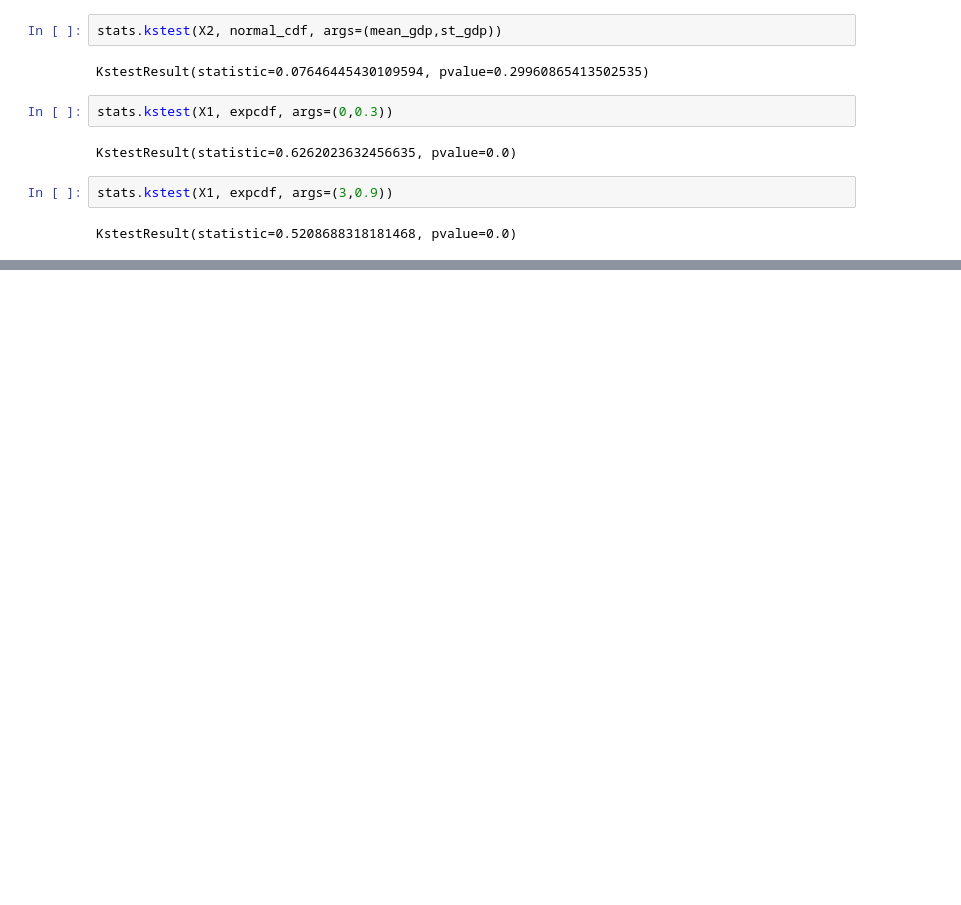
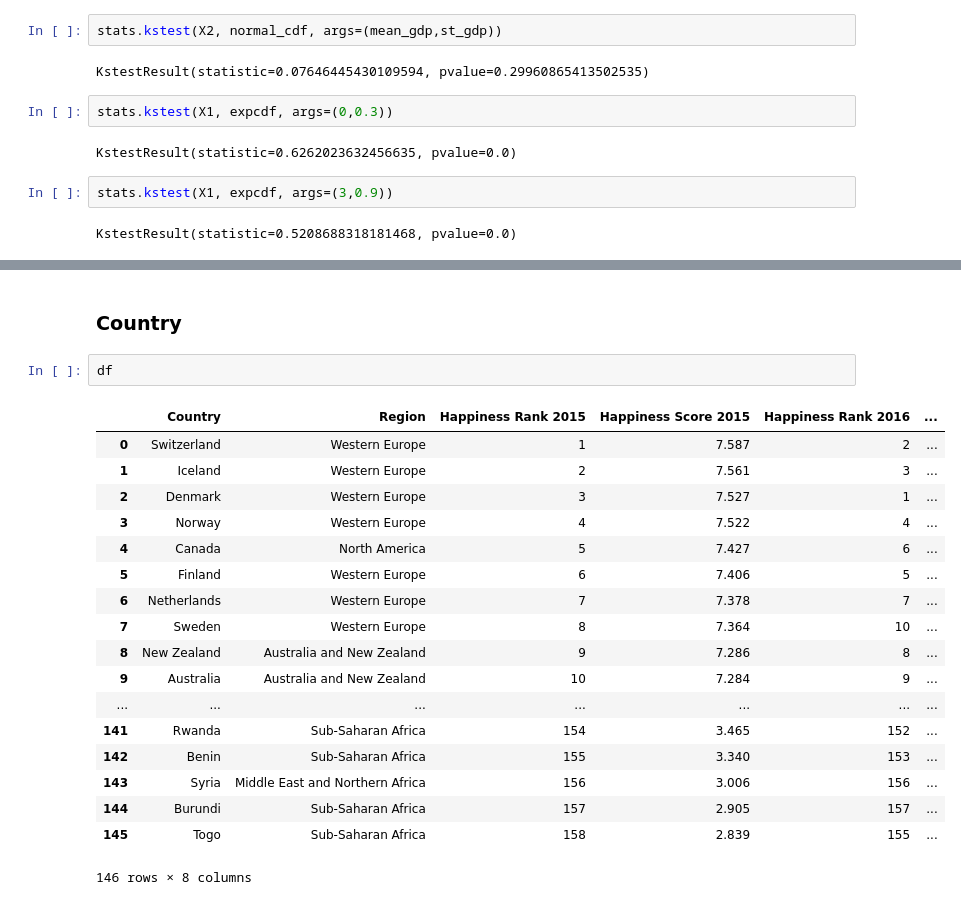
Before and after one commit to fsssa-iscteiulpt/FCD, a Jupyter notebook: World Happiness Report.ipynb, the cells around one changed output, grey strips where cells are left out. Cells and saved outputs as stored; diff of their text form; blank space fills up the shorter version.

```diff
--- a/World Happiness Report.ipynb
+++ b/World Happiness Report.ipynb
@@ -247,0 +322,23 @@ KstestResult(statistic=0.5208688318181468, pvalue=0.0)
+# %% [markdown]
+### Country
+# %%
+df
+# %% [output]
+|  | Country | Region | Happiness Rank 2015 | Happiness Score 2015 | Happiness Rank 2016 | ... |
+| 0 | Switzerland | Western Europe | 1 | 7.587 | 2 | ... |
+| 1 | Iceland | Western Europe | 2 | 7.561 | 3 | ... |
+| 2 | Denmark | Western Europe | 3 | 7.527 | 1 | ... |
+| 3 | Norway | Western Europe | 4 | 7.522 | 4 | ... |
+| 4 | Canada | North America | 5 | 7.427 | 6 | ... |
+| 5 | Finland | Western Europe | 6 | 7.406 | 5 | ... |
+| 6 | Netherlands | Western Europe | 7 | 7.378 | 7 | ... |
+| 7 | Sweden | Western Europe | 8 | 7.364 | 10 | ... |
+| 8 | New Zealand | Australia and New Zealand | 9 | 7.286 | 8 | ... |
+| 9 | Australia | Australia and New Zealand | 10 | 7.284 | 9 | ... |
+| ... | ... | ... | ... | ... | ... | ... |
+| 141 | Rwanda | Sub-Saharan Africa | 154 | 3.465 | 152 | ... |
+| 142 | Benin | Sub-Saharan Africa | 155 | 3.340 | 153 | ... |
+| 143 | Syria | Middle East and Northern Africa | 156 | 3.006 | 156 | ... |
+| 144 | Burundi | Sub-Saharan Africa | 157 | 2.905 | 157 | ... |
+| 145 | Togo | Sub-Saharan Africa | 158 | 2.839 | 155 | ... |
+146 rows × 8 columns
```
Also changed, not shown: parts of 18 cells of this notebook, 1 other file.
